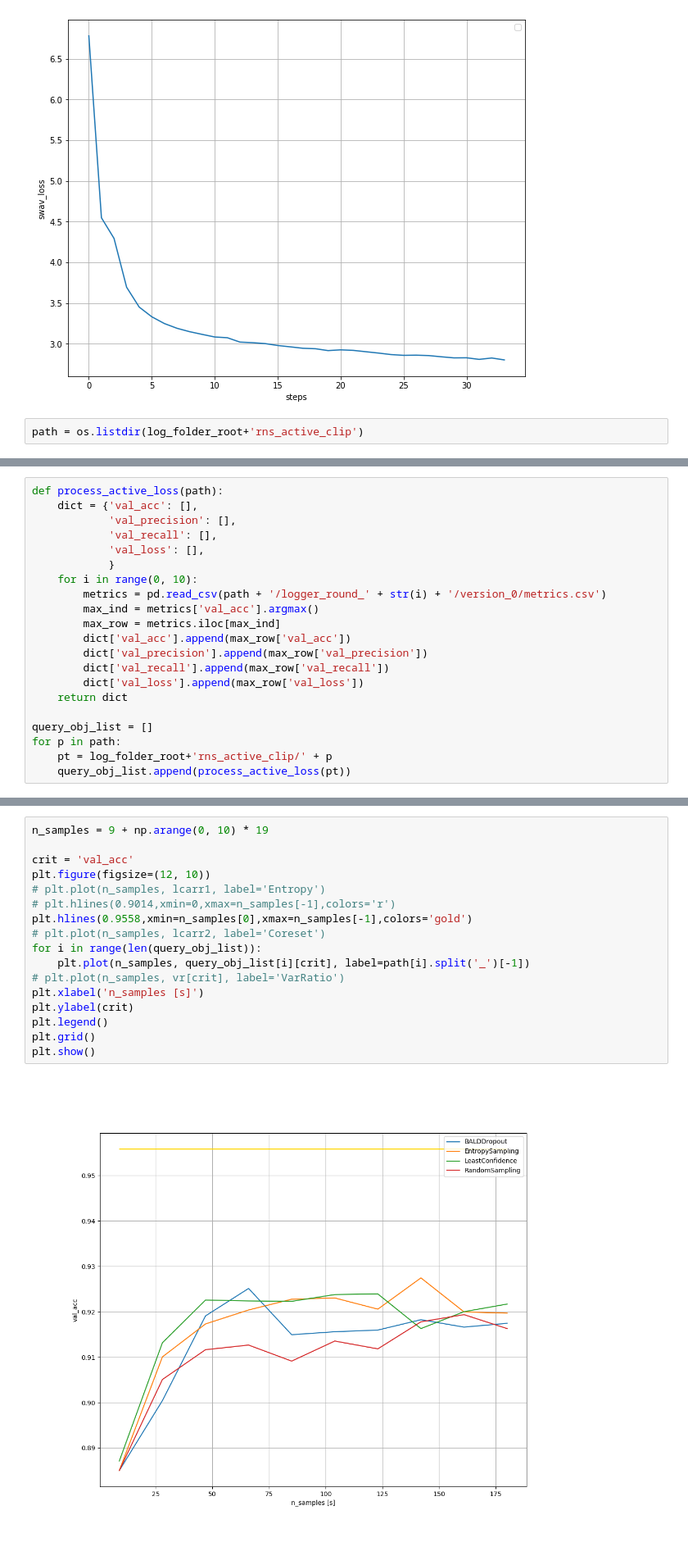
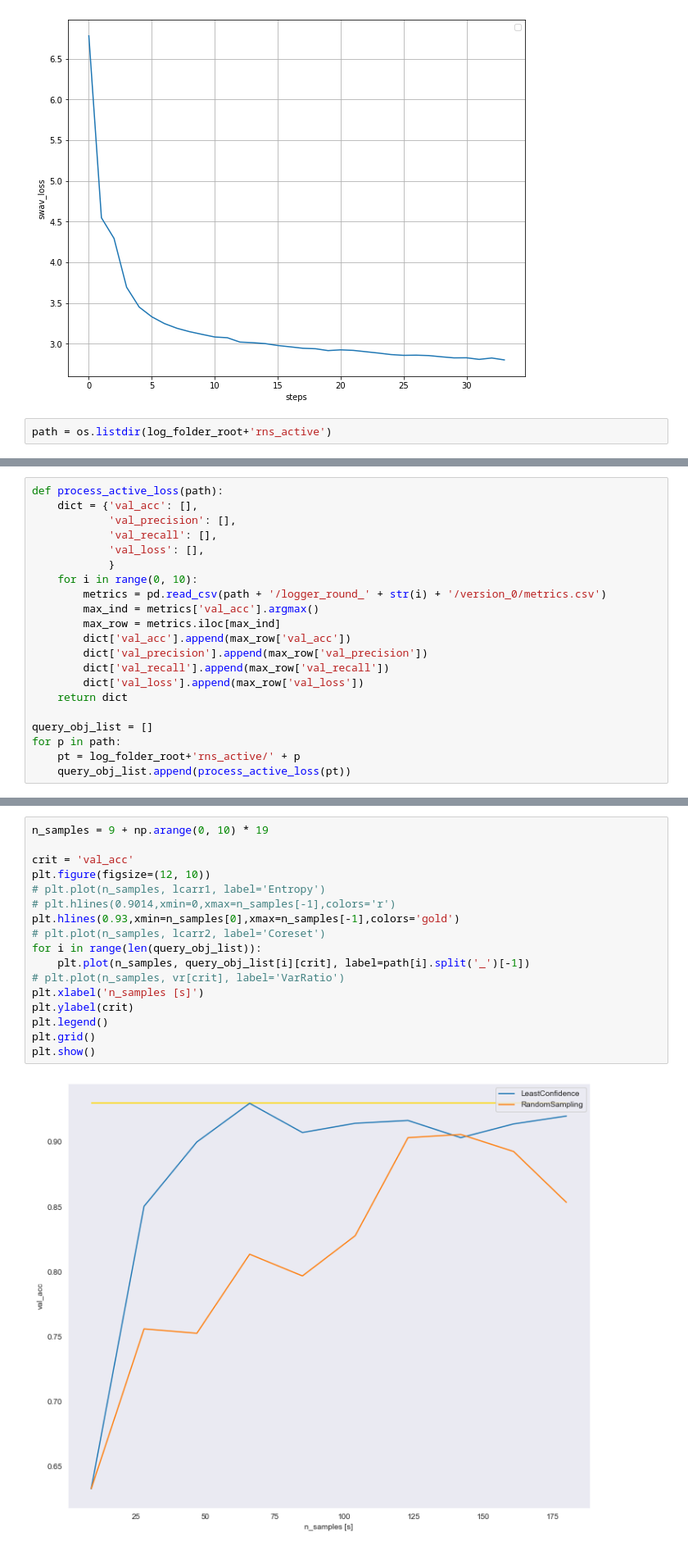
Before and after one commit to penn-cnt/RNS_Annotation-Pipeline, a Jupyter notebook: scripts/RNS_LITT_ANNOTATION_PIPELINE/rns_scripts/kaggle_rns_plot.ipynb, the cells around one changed output, grey strips where cells are left out. Shown at 82% size. Drawn from its saved outputs; the diff is of its cells as text.

```diff
--- a/scripts/RNS_LITT_ANNOTATION_PIPELINE/rns_scripts/kaggle_rns_plot.ipynb
+++ b/scripts/RNS_LITT_ANNOTATION_PIPELINE/rns_scripts/kaggle_rns_plot.ipynb
@@ -84,7 +77,7 @@ plt.show()
 No artists with labels found to put in legend.  Note that artists whose label start with an underscore are ignored when legend() is called with no argument.
 [figure]
 # %%
-path = os.listdir(log_folder_root+'rns_active_clip')
+path = os.listdir(log_folder_root+'rns_active')
 # %%
 path
 # %% [output]
@@ -111,7 +101,7 @@ def process_active_loss(path):
 
 query_obj_list = []
 for p in path:
-    pt = log_folder_root+'rns_active_clip/' + p
+    pt = log_folder_root+'rns_active/' + p
     query_obj_list.append(process_active_loss(pt))
 # %%
 query_obj_list
@@ -136,19 +126,19 @@ query_obj_list
 # %%
 n_samples = 9 + np.arange(0, 10) * 19
 
 crit = 'val_acc'
 plt.figure(figsize=(12, 10))
 # plt.plot(n_samples, lcarr1, label='Entropy')
 # plt.hlines(0.9014,xmin=0,xmax=n_samples[-1],colors='r')
-plt.hlines(0.9558,xmin=n_samples[0],xmax=n_samples[-1],colors='gold')
+plt.hlines(0.93,xmin=n_samples[0],xmax=n_samples[-1],colors='gold')
 # plt.plot(n_samples, lcarr2, label='Coreset')
 for i in range(len(query_obj_list)):
     plt.plot(n_samples, query_obj_list[i][crit], label=path[i].split('_')[-1])
 # plt.plot(n_samples, vr[crit], label='VarRatio')
 plt.xlabel('n_samples [s]')
 plt.ylabel(crit)
 plt.legend()
 plt.grid()
 plt.show()
 # %% [output]
-[figure, old version]
+[figure, new version]
```
Also changed, not shown: parts of 3 cells of this notebook, 25 other files.
